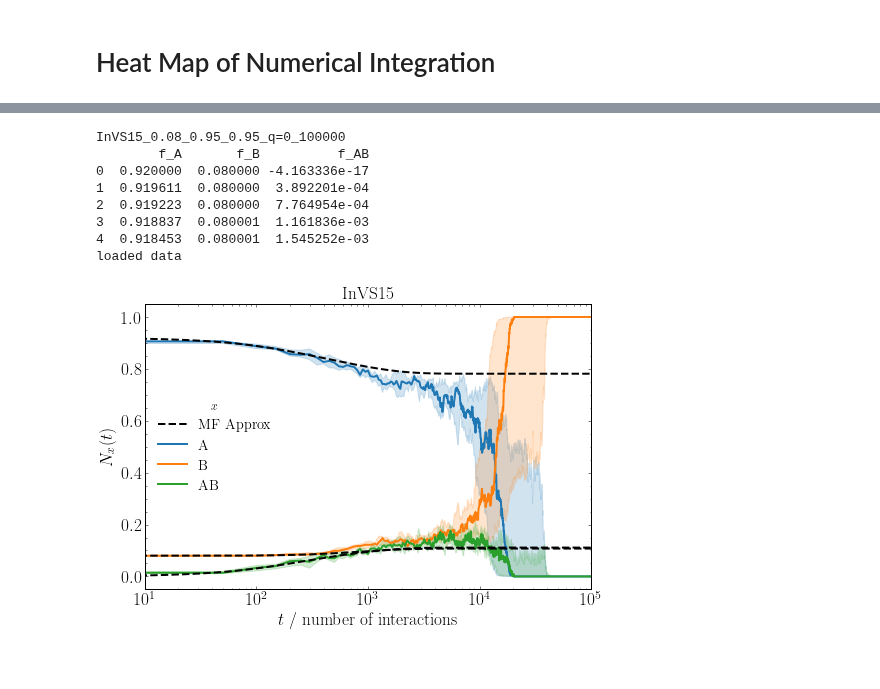
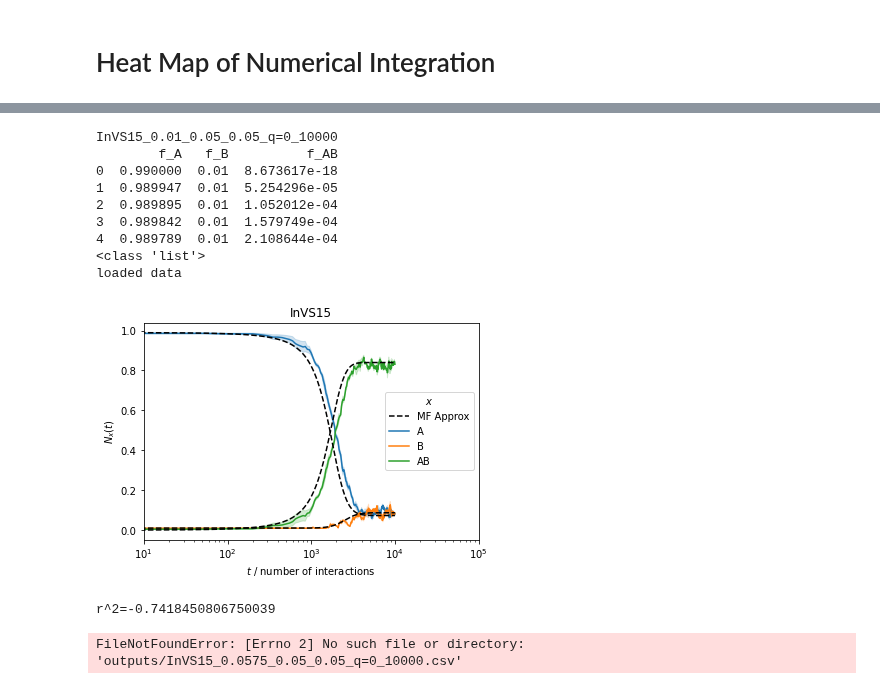
Before and after one commit to tomcjackc/higher-order-social-dynamics, a Jupyter notebook: mean-field_studies/preacher/numerical_integration/Plotting Numerical Integration in Proper Style.ipynb, the cells around one changed output, grey strips where cells are left out. Cells and saved outputs as stored; diff of their text form; code cells hidden in the pictures; blank space fills up the shorter version.

```diff
--- a/mean-field_studies/preacher/numerical_integration/Plotting Numerical Integration in Proper Style.ipynb
+++ b/mean-field_studies/preacher/numerical_integration/Plotting Numerical Integration in Proper Style.ipynb
@@ -17,7 +17,9 @@ from numpy import genfromtxt
 import matplotlib as mpl
 import pandas as pd
 import seaborn as sb
+import sklearn as sk
+import sklearn.metrics as met
 
 
-mpl.style.use('report_style.mplstyle')
+# mpl.style.use('report_style.mplstyle')
 # %%
@@ -45,22 +44,22 @@ for social_structure in social_structures:
         fname_B = f'heatmap_int_B_res_{len(betas)}x{len(ps)}_{social_structure}_q={q}_{run_length}'
         data_B = pd.read_csv(f'finished_outputs/{fname_B}.csv', index_col=0)
 
-        fname_A_sim = f'heatmap_sim_A_res_{len(betas)}x{len(ps)}_{social_structure}_q={q}_{run_length*10}_{ensemble_size}'
-        data_A_sim = pd.read_csv(f'finished_outputs/{fname_A_sim}.csv', index_col=0)
+        fname_A_sim = f'heatmap_A_res_{len(betas)}x{len(ps)}_{social_structure}_{q}_{run_length}_{ensemble_size}'
+        data_A_sim = pd.read_csv(f'../../../higher order ng (adaptive traveling speaker v2)/finished_outputs/{fname_A_sim}.csv', index_col=0)
 
-        fname_B_sim = f'heatmap_sim_B_res_{len(betas)}x{len(ps)}_{social_structure}_q={q}_{run_length*10}_{ensemble_size}'
-        data_B_sim = pd.read_csv(f'finished_outputs/{fname_B_sim}.csv', index_col=0)
+        fname_B_sim = f'heatmap_B_res_{len(betas)}x{len(ps)}_{social_structure}_{q}_{run_length}_{ensemble_size}'
+        data_B_sim = pd.read_csv(f'../../../higher order ng (adaptive traveling speaker v2)/finished_outputs/{fname_B_sim}.csv', index_col=0)
 
         #print(data_B_sim.head())
-        data_B.drop(columns = ['0.0'], inplace=True)
-        data_A.drop(columns = ['0.0'], inplace=True)
+        # data_B.drop(columns = ['0.0'], inplace=True)
+        # data_A.drop(columns = ['0.0'], inplace=True)
 
 
 
         colormap = sb.color_palette(palette="RdBu", n_colors=None, desat=None, as_cmap=True)
         sb.heatmap(data_B-data_A, cbar_kws={'label':r'$M_{MF} = N_{B}^{\ast}-N_{A}^{\ast}$'}, cmap=colormap, center=0)
         plt.title(f'Mean Field on {social_structure} q={q}')
-        plt.xlabel('p')
+        plt.xlabel(r'$p$')
         plt.ylabel(r'$\beta$')
         plt.savefig(f'figures/heatmap_int_res_{len(ps)}x{len(betas)}_{social_structure}_{q}_{run_length}.pdf')
         plt.show()
@@ -68,7 +67,7 @@ for social_structure in social_structures:
         colormap = sb.color_palette(palette="RdBu", n_colors=None, desat=None, as_cmap=True)
         sb.heatmap(data_B_sim-data_A_sim, cbar_kws={'label':r'$M_{simulation} = N_{B}^{\ast}-N_{A}^{\ast}$'}, cmap=colormap, center=0)
         plt.title(f'Empirical Simulation on {social_structure} q={q}')
-        plt.xlabel('p')
+        plt.xlabel(r'$p$')
         plt.ylabel(r'$\beta$')
         plt.savefig(f'figures/heatmap_sim_res_{len(ps)}x{len(betas)}_{social_structure}_{q}_{run_length*10}.pdf')
         plt.show()
@@ -94,5 +93,5 @@ for social_structure in social_structures:
 # %%
- for social_structure in social_structures:
+for social_structure in social_structures:
 
     for q in qs:
          for beta in betas:
@@ -112,13 +111,14 @@ for social_structure in social_structures:
                     plt.legend()
                     plt.xscale('log')
 
-
+                    print(type(data['f_A'].to_list()))
+                    f_A = data['f_A'].to_list()
 
                     beta_non_committed = beta
                     beta_committed = beta
-                    fname = f'{social_structure}_{p}_{beta_non_committed}_{beta_committed}_q={q}_{run_length*10}_{ensemble_size}'
+                    fname = f'{social_structure}_{p}_{beta_non_committed}_{beta_committed}_q={q}_{run_length}_{ensemble_size}'
 
-                    data = genfromtxt(f'outputs/sim_{fname}.csv', delimiter=',')
+                    data = genfromtxt(f'../../../higher order ng (adaptive traveling speaker v2)/outputs/{fname}.csv', delimiter=',')
 
                     print('loaded data')
 
@@ -128,45 +128,52 @@ for social_structure in social_structures:
 
                     N = A_data[0,0]+B_data[0,0]+AB_data[0,0]
 
                     A_data = A_data/N
                     B_data = B_data/N
                     AB_data = AB_data/N
 
                     A_data_av = np.median(A_data, axis=0)
                     A_data_25 = np.percentile(A_data, 25, axis=0)
                     A_data_75 = np.percentile(A_data, 75, axis=0)
                     B_data_av = np.median(B_data, axis=0)
                     B_data_25 = np.percentile(B_data, 25, axis=0)
                     B_data_75 = np.percentile(B_data, 75, axis=0)
                     AB_data_av = np.median(AB_data, axis=0)
                     AB_data_25 = np.percentile(AB_data, 25, axis=0)
                     AB_data_75 = np.percentile(AB_data, 75, axis=0)
 
-                    t = np.linspace(0, 10**6, num=(10**6)//50+1, endpoint=True)
+                    t = np.linspace(0, run_length, num=(run_length)//50+1, endpoint=True)
 
 
-                    plt.plot(t[:10**5], A_data_av[:10**5], color='tab:blue', label=r'A')
-                    plt.fill_between(t[:10**5], y1=A_data_25[:10**5], y2=A_data_75[:10**5], color='tab:blue', alpha=0.2)
-                    plt.plot(t[:10**5], B_data_av[:10**5], color='tab:orange', label=r'B')
-                    plt.fill_between(t[:10**5], y1=B_data_25[:10**5], y2=B_data_75[:10**5], color='tab:orange', alpha=0.2)
-                    plt.plot(t[:10**5], AB_data_av[:10**5], color='tab:green', label=r'AB')
-                    plt.fill_between(t[:10**5], y1=AB_data_25[:10**5], y2=AB_data_75[:10**5], color='tab:green', alpha=0.2)
+                    plt.plot(t[:run_length], A_data_av[:run_length], color='tab:blue', label=r'A')
+                    plt.fill_between(t[:run_length], y1=A_data_25[:run_length], y2=A_data_75[:10**5], color='tab:blue', alpha=0.2)
+                    plt.plot(t[:run_length], B_data_av[:run_length], color='tab:orange', label=r'B')
+                    plt.fill_between(t[:run_length], y1=B_data_25[:run_length], y2=B_data_75[:10**5], color='tab:orange', alpha=0.2)
+                    plt.plot(t[:run_length], AB_data_av[:run_length], color='tab:green', label=r'AB')
+                    plt.fill_between(t[:run_length], y1=AB_data_25[:run_length], y2=AB_data_75[:10**5], color='tab:green', alpha=0.2)
 
                     #plt.title(r'$\beta$' + f' = {beta_non_committed} and q={q}')
                     plt.title(social_structure)
                     plt.xlabel('$t$ / number of interactions')
                     plt.ylabel(r'$N_{x}(t)$')
                     plt.legend(title=r'$x$')
                     plt.xlim((10,10**5))
                     plt.savefig(f'Comparison_{fname}_logtime.pdf')
                     plt.show()
+
+                    r2_A = met.r2_score(np.median(data[0::3,:], axis=0)[1:], f_A)
+
+                    print(f'r^2={r2_A}')
 # %% [output]
-InVS15_0.08_0.95_0.95_q=0_100000
-        f_A       f_B          f_AB
-0  0.920000  0.080000 -4.163336e-17
-1  0.919611  0.080000  3.892201e-04
-2  0.919223  0.080000  7.764954e-04
-3  0.918837  0.080001  1.161836e-03
-4  0.918453  0.080001  1.545252e-03
+InVS15_0.01_0.05_0.05_q=0_10000
+        f_A   f_B          f_AB
+0  0.990000  0.01  8.673617e-18
+1  0.989947  0.01  5.254296e-05
+2  0.989895  0.01  1.052012e-04
+3  0.989842  0.01  1.579749e-04
+4  0.989789  0.01  2.108644e-04
+<class 'list'>
 loaded data
-[figure, old version]
+[figure, new version]
+r^2=-0.7418450806750039
+FileNotFoundError: [Errno 2] No such file or directory: 'outputs/InVS15_0.0575_0.05_0.05_q=0_10000.csv'
```
Also changed, not shown: parts of 2 cells of this notebook, 17 other files.
